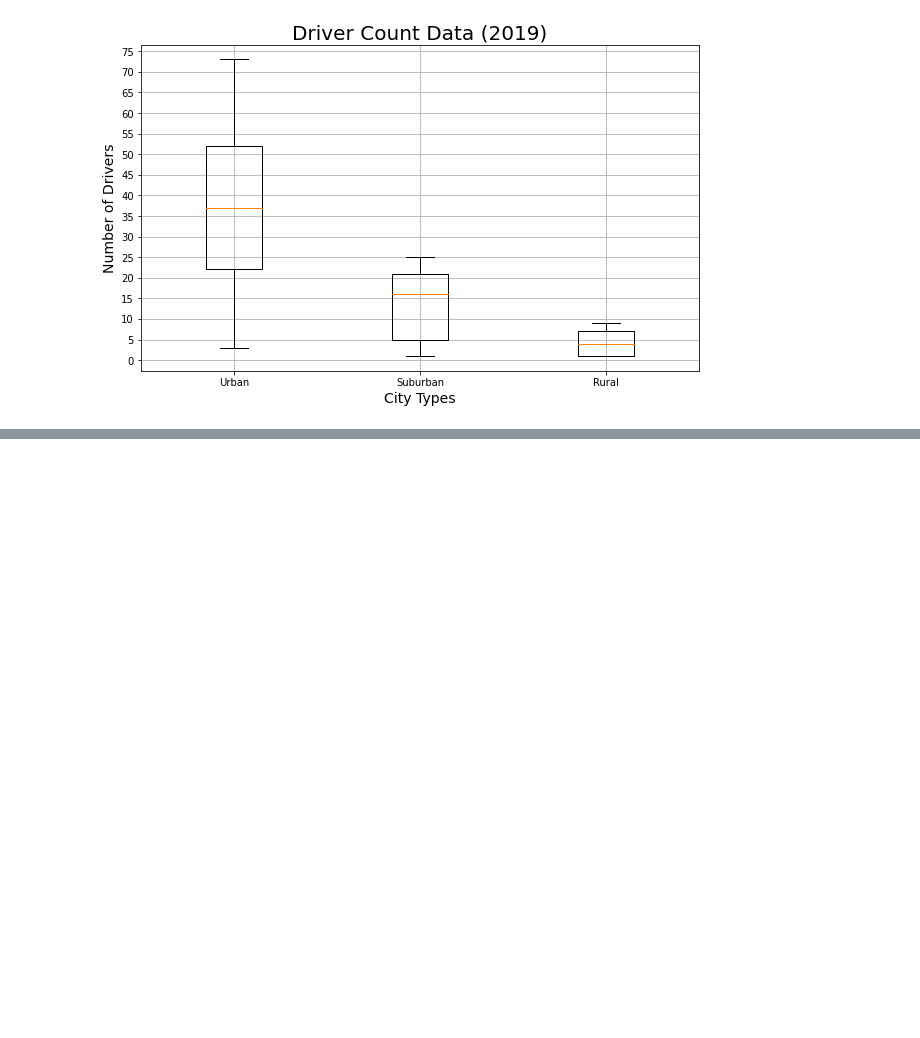
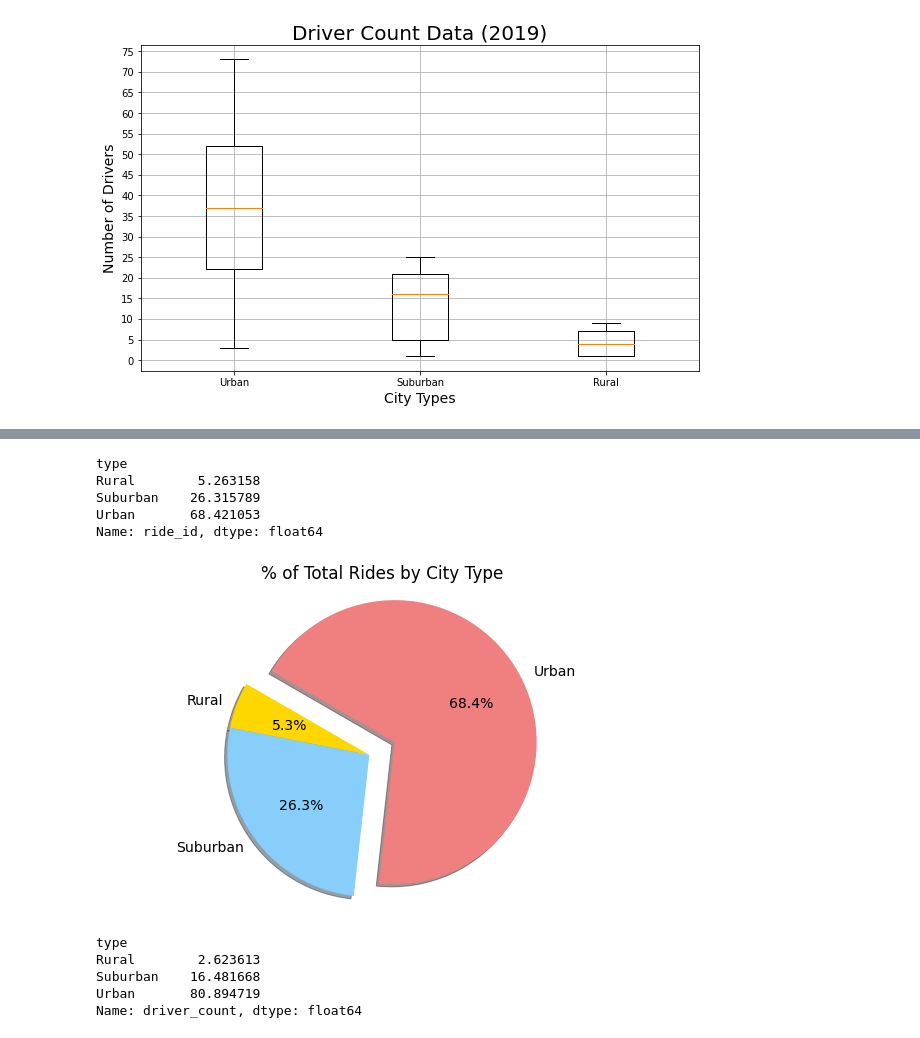
Before and after one commit to nicolebplatt/GWU_PyBer_Analysis, a Jupyter notebook: PyBer.ipynb, the cells around one changed output, grey strips where cells are left out. Cells and saved outputs as stored; diff of their text form; code cells hidden in the pictures; blank space fills up the shorter version.

```diff
--- a/PyBer.ipynb
+++ b/PyBer.ipynb
@@ -474,0 +527,36 @@ plt.show()
+# %%
+# Create pie chart for total rides by city type
+# Get the percent of rides for each city type.
+ride_percent = pyber_df.groupby(["type"]).count()["ride_id"]/pyber_df["ride_id"].count()*100
+ride_percent
+# %% [output]
+type
+Rural        5.263158
+Suburban    26.315789
+Urban       68.421053
+Name: ride_id, dtype: float64
+# %%
+# Pie chart for ride percentage by city type
+plt.subplots(figsize=(10, 6))
+plt.pie(ride_percent,labels=["Rural", "Suburban", "Urban"], explode=[0,0,.2], autopct='%.1f%%',
+       colors=["gold", "lightskyblue", "lightcoral"], shadow=True, startangle=150)
+plt.title("% of Total Rides by City Type")
+mpl.rcParams["font.size"]=14
+plt.axis("equal")
+# Save the figure.
+plt.savefig("Analysis/Fig6.png")
+plt.show()
+# %% [output]
+[figure, added]
+# %%
+# Create pie chart for total drivers by city type
+# Get the percent of drivers for each city type.
+# have to use city_df since we merged the two original files and driver_count by city appears multiple times
+driver_percent = city_df.groupby(["type"]).sum()["driver_count"]/city_df["driver_count"].sum()*100
+driver_percent
+# %% [output]
+type
+Rural        2.623613
+Suburban    16.481668
+Urban       80.894719
+Name: driver_count, dtype: float64
```
Also changed, not shown: parts of 6 cells of this notebook, 4 other files.
